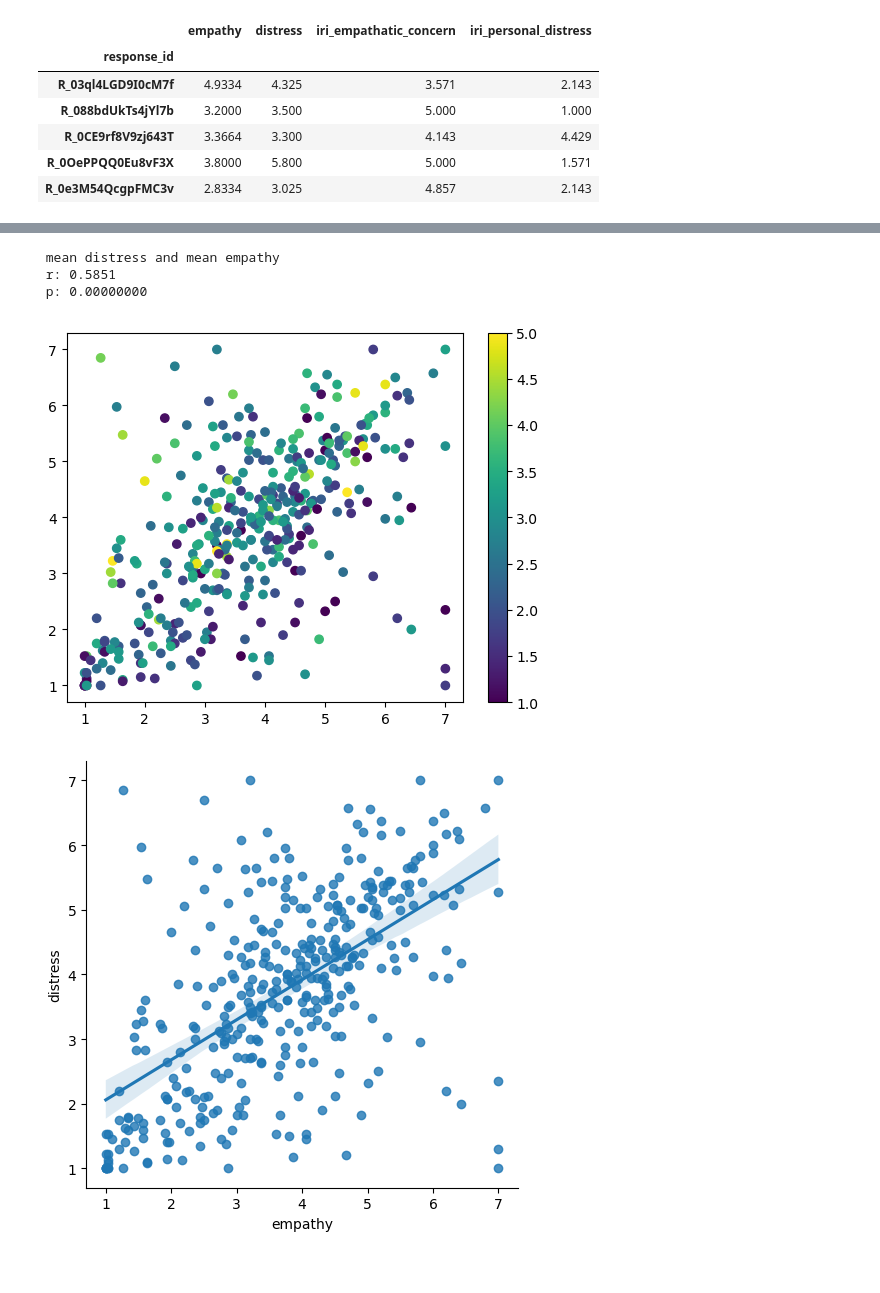
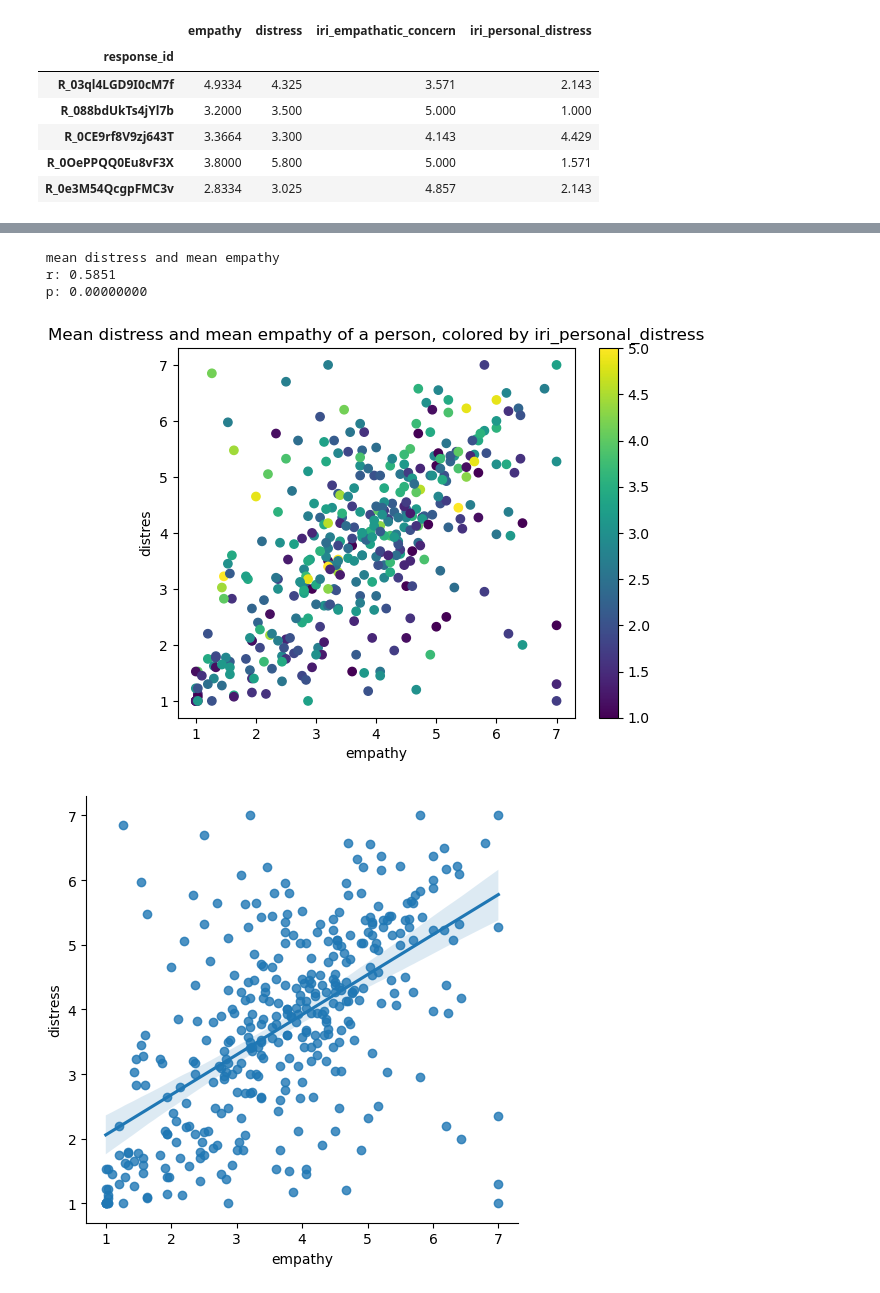
Before and after one commit to myrazma/2022_Masterthesis_Code, a Jupyter notebook: analysis/descriptive_analysis.ipynb, the cells around one changed output, grey strips where cells are left out. Drawn from its saved outputs; the diff is of its cells as text; code cells hidden in the pictures.

```diff
--- a/analysis/descriptive_analysis.ipynb
+++ b/analysis/descriptive_analysis.ipynb
@@ -358,15 +384,18 @@ print('\n mean distress and mean empathy \n r: {:.4f} \n p: {:.8f}'.format(r, p)
 # %%
 
 plt.scatter(person_emp_dis_means.empathy, person_emp_dis_means.distress, c=person_emp_dis_means.iri_personal_distress)
 plt.colorbar()
+plt.title('Mean distress and mean empathy of a person, colored by iri_personal_distress')
+plt.xlabel('empathy')
+plt.ylabel('distres')
 r, p = pearsonr(person_emp_dis_means['empathy'], person_emp_dis_means['distress'])
 
 print('\n mean distress and mean empathy \n r: {:.4f} \n p: {:.8f}'.format(r, p))
 # %% [output]
  mean distress and mean empathy
  r: 0.5851
  p: 0.00000000
-[figure, old version]
+[figure, new version]
 # %%
 # source: https://www.sfu.ca/~mjbrydon/tutorials/BAinPy/08_correlation.html
 ax = sns.lmplot(x="empathy", y="distress", data=person_emp_dis_means)
```
Also changed, not shown: parts of 5 cells of this notebook, 4 other files.
